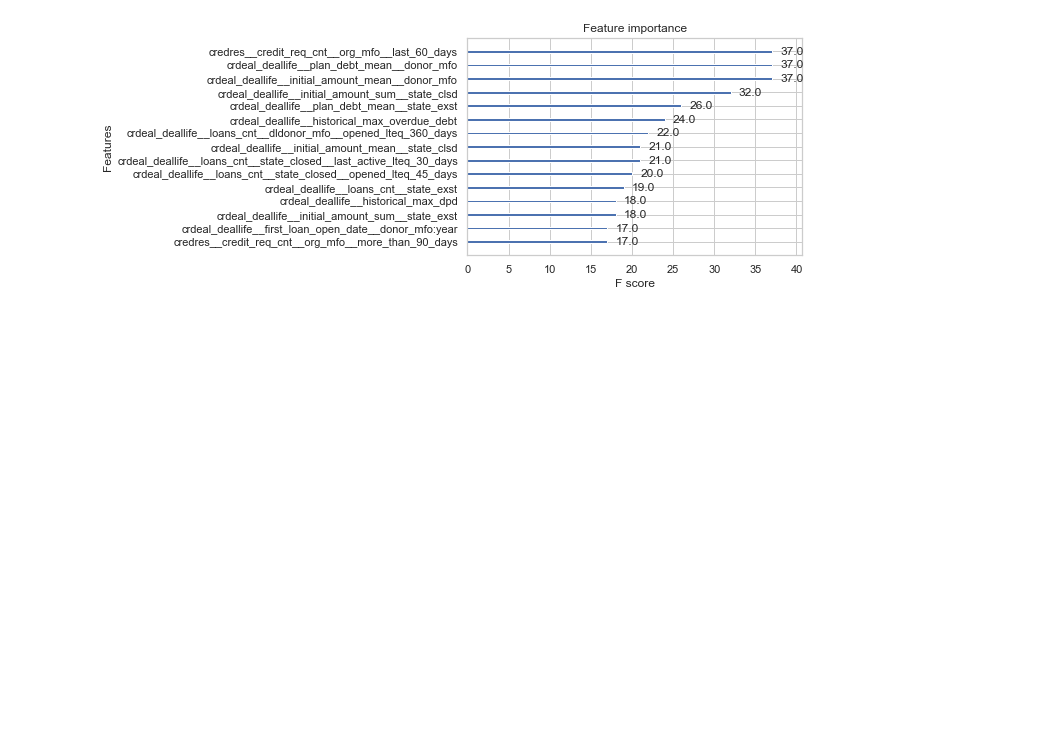
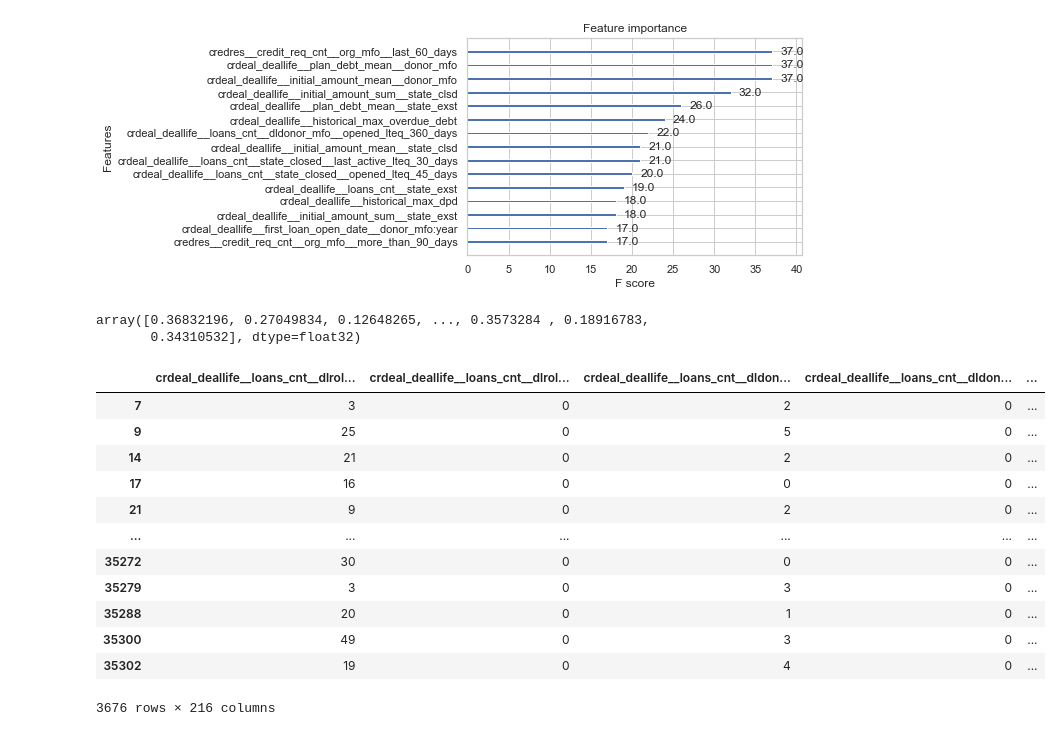
Before and after one commit to yachtsman/SOS-test, a Jupyter notebook: Task_2_ML.ipynb, the cells around one changed output. Cells and saved outputs as stored; diff of their text form; code cells hidden in the pictures; blank space fills up the shorter version.

```diff
--- a/Task_2_ML.ipynb
+++ b/Task_2_ML.ipynb
@@ -376,7 +409,7 @@ feature_names = X_train.columns
 scaler = StandardScaler()
 X_train = scaler.fit_transform(X_train)
 X_val = scaler.fit_transform(X_val)
-df_test = scaler.fit_transform(df_test)
+X_test = scaler.fit_transform(df_test)
 Y_train = Y_train.astype('int')
 Y_val = Y_val.astype('int')
 # %% [markdown]
@@ -417,6 +450,7 @@ roc_auc_score(Y_val, LR_pred_val)
 # %%
 dtrain = xgb.DMatrix(X_train, Y_train, feature_names = feature_names)
 dval = xgb.DMatrix(X_val, Y_val, feature_names = feature_names)
+dtest = xgb.DMatrix(X_test, feature_names = feature_names)
 # %%
 params = {
     "objective": "binary:logistic",
@@ -513,3 +547,32 @@ plot_importance(xgb_model, max_num_features=15)
 plt.show()
 # %% [output]
 [figure]
+# %%
+preds_prob_test = xgb_model.predict(dtest)
+
+pd.Series(preds_prob_test, name="target_flag").to_csv(
+    "preds_prob_test_xgb.csv", index_label="id", header=True
+)
+# %%
+preds_prob_test
+# %% [output]
+array([0.36832196, 0.27049834, 0.12648265, ..., 0.3573284 , 0.18916783,
+       0.34310532], dtype=float32)
+# %%
+df_test['prediction'] = preds_prob_test
+# %%
+df_test
+# %% [output]
+|  | crdeal_deallife__loans_cnt__dlrol... | crdeal_deallife__loans_cnt__dlrol... | crdeal_deallife__loans_cnt__dldon... | crdeal_deallife__loans_cnt__dldon... | ... |
+| 7 | 3 | 0 | 2 | 0 | ... |
+| 9 | 25 | 0 | 5 | 0 | ... |
+| 14 | 21 | 0 | 2 | 0 | ... |
+| 17 | 16 | 0 | 0 | 0 | ... |
+| 21 | 9 | 0 | 2 | 0 | ... |
+| ... | ... | ... | ... | ... | ... |
+| 35272 | 30 | 0 | 0 | 0 | ... |
+| 35279 | 3 | 0 | 3 | 0 | ... |
+| 35288 | 20 | 0 | 1 | 0 | ... |
+| 35300 | 49 | 0 | 3 | 0 | ... |
+| 35302 | 19 | 0 | 4 | 0 | ... |
+3676 rows × 216 columns
```
Also changed, not shown: parts of 9 cells of this notebook.
